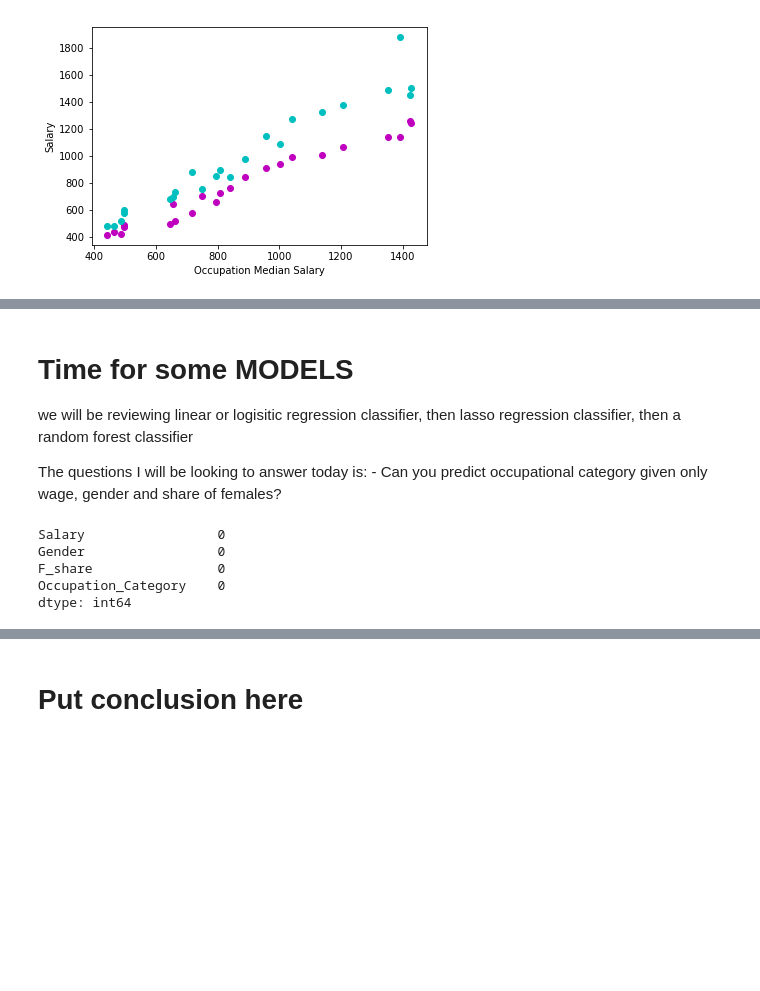
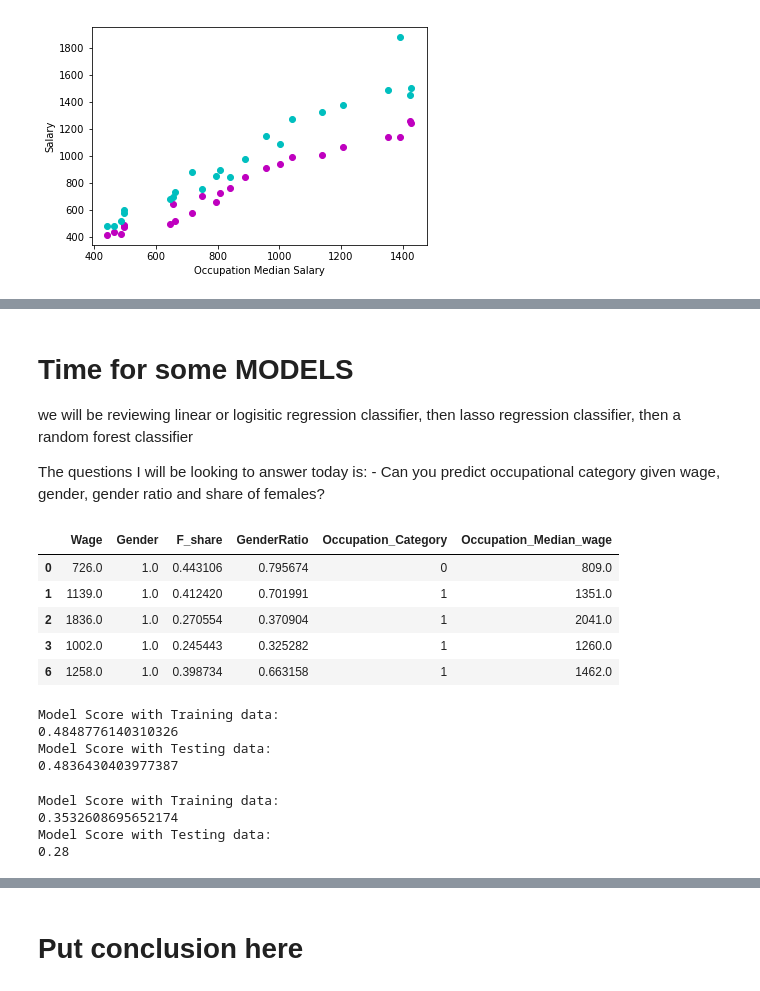
Before and after one commit to Schmidt8181/CapstoneProject, a Jupyter notebook: CapstoneProject.ipynb, the cells around one changed output, grey strips where cells are left out. Drawn from its saved outputs; the diff is of its cells as text; code cells hidden in the pictures; blank space fills up the shorter version.

```diff
--- a/CapstoneProject.ipynb
+++ b/CapstoneProject.ipynb
@@ -503,33 +503,38 @@ cleanedgenderwage.head(1)
 we will be reviewing linear or logisitic regression classifier, then lasso regression classifier, then a random forest classifier
 
 The questions I will be looking to answer today is:
-    - Can you predict occupational category given only wage, gender and share of females?
+    - Can you predict occupational category given wage, gender, gender ratio and share of females?
 # %%
 # make new dfs here
 F_df = pd.DataFrame()
 M_df = pd.DataFrame()
 
 # make category variable for gender
-F_df['Salary'] = cleanedgenderwage['F_weekly']
-M_df['Salary'] = cleanedgenderwage['M_weekly']
+F_df['Wage'] = cleanedgenderwage['F_weekly']
+M_df['Wage'] = cleanedgenderwage['M_weekly']
 
 F_df['Gender'] = np.ones(len(cleanedgenderwage))
 M_df['Gender'] = np.zeros(len(cleanedgenderwage))
 
 F_df['F_share'] = cleanedgenderwage['F_share']
 M_df['F_share'] = cleanedgenderwage['F_share']
+F_df['GenderRatio'] = cleanedgenderwage['GenderRatio']
+M_df['GenderRatio'] = cleanedgenderwage['GenderRatio']
 
 F_df['Occupation_Category'] = cleanedgenderwage['Occupation_Category']
 M_df['Occupation_Category'] = cleanedgenderwage['Occupation_Category']
+F_df['Occupation_Median_wage'] = cleanedgenderwage['All_weekly']
+M_df['Occupation_Median_wage'] = cleanedgenderwage['All_weekly']
 
 combined_df = F_df.append(M_df)
-# %%
-combined_df.isnull().sum()
-# %% [output]
-Salary                 0
-Gender                 0
-F_share                0
-Occupation_Category    0
-dtype: int64
+# %%
+combined_df.head()
+# %% [output]
+|  | Wage | Gender | F_share | GenderRatio | Occupation_Category | Occupation_Median_wage |
+| 0 | 726.0 | 1.0 | 0.443106 | 0.795674 | 0 | 809.0 |
+| 1 | 1139.0 | 1.0 | 0.412420 | 0.701991 | 1 | 1351.0 |
+| 2 | 1836.0 | 1.0 | 0.270554 | 0.370904 | 1 | 2041.0 |
+| 3 | 1002.0 | 1.0 | 0.245443 | 0.325282 | 1 | 1260.0 |
+| 6 | 1258.0 | 1.0 | 0.398734 | 0.663158 | 1 | 1462.0 |
 # %%
 # set up training and testing sets, fit model, score model
@@ -555,4 +565,20 @@ y = combined_df['Salary']
+# %%
+from sklearn.linear_model import LinearRegression
+
+regs = LinearRegression()
+model_testing(regs, X_std, y, .35)
+# %% [output]
+Model Score with Training data:
+0.4848776140310326
+Model Score with Testing data:
+0.4836430403977387
 # %%
 # Linear/logisitic Regression here
 from sklearn.linear_model import LogisticRegression
 logr = LogisticRegression()
+model_testing(logr, X_std, y, .35)
+# %% [output]
+Model Score with Training data:
+0.3532608695652174
+Model Score with Testing data:
+0.28
```
Also changed, not shown: parts of 17 cells of this notebook.
